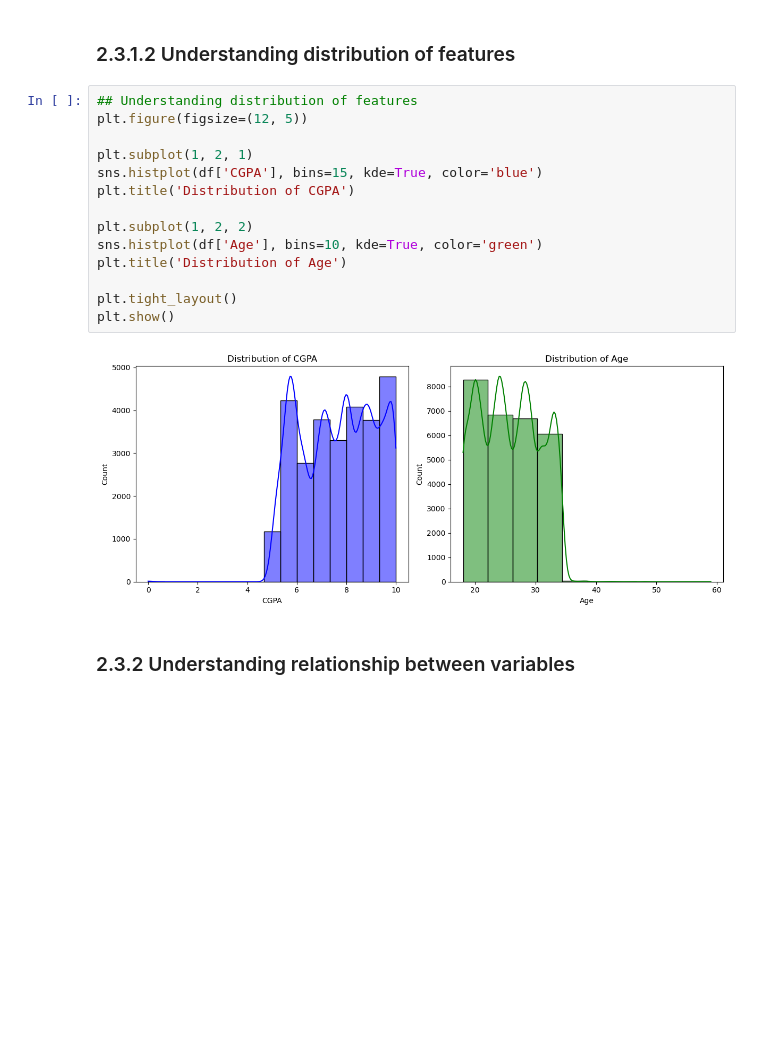
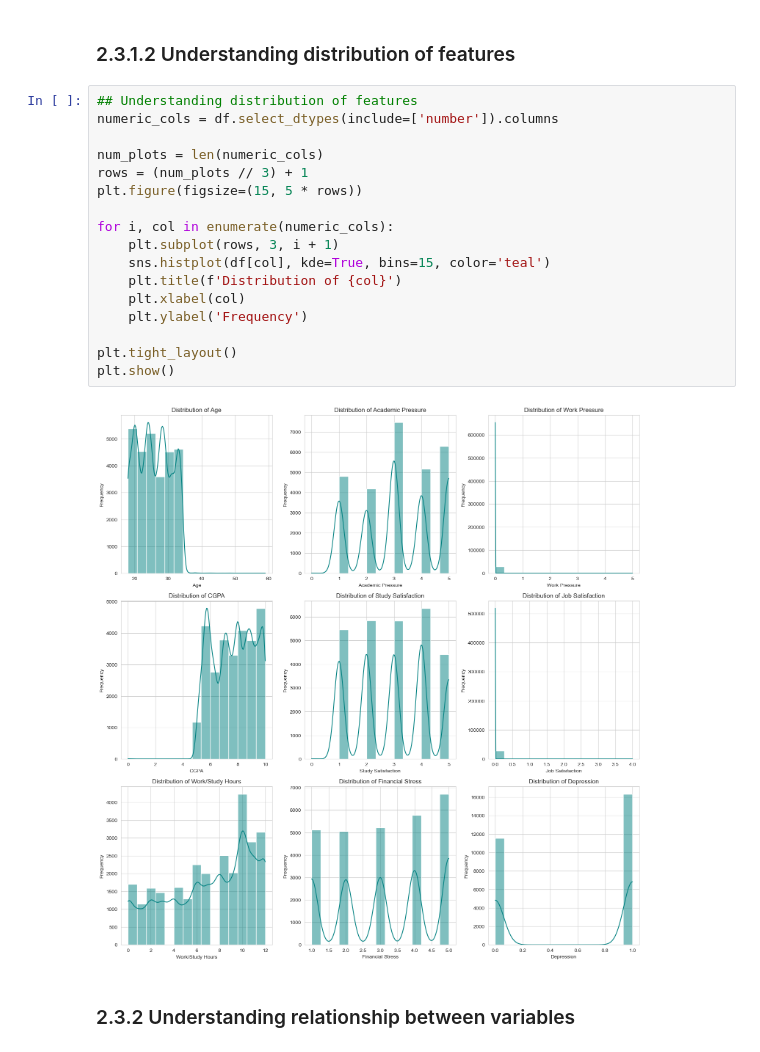
Before and after one commit to sxeptical/mldp-project, a Jupyter notebook: MLDP.ipynb, the cells around one changed output. Drawn from its saved outputs; the diff is of its cells as text; blank space fills up the shorter version.

```diff
--- a/MLDP.ipynb
+++ b/MLDP.ipynb
@@ -140,20 +144,23 @@ plt.show()
 ### 2.3.1.2 Understanding distribution of features
 # %%
 ## Understanding distribution of features
-plt.figure(figsize=(12, 5))
+numeric_cols = df.select_dtypes(include=['number']).columns
 
-plt.subplot(1, 2, 1)
-sns.histplot(df['CGPA'], bins=15, kde=True, color='blue')
-plt.title('Distribution of CGPA')
+num_plots = len(numeric_cols)
+rows = (num_plots // 3) + 1
+plt.figure(figsize=(15, 5 * rows))
 
-plt.subplot(1, 2, 2)
-sns.histplot(df['Age'], bins=10, kde=True, color='green')
-plt.title('Distribution of Age')
+for i, col in enumerate(numeric_cols):
+    plt.subplot(rows, 3, i + 1)
+    sns.histplot(df[col], kde=True, bins=15, color='teal')
+    plt.title(f'Distribution of {col}')
+    plt.xlabel(col)
+    plt.ylabel('Frequency')
 
 plt.tight_layout()
 plt.show()
 # %% [output]
-[figure, old version]
+[figure, new version]
 # %% [markdown]
 ### 2.3.2 Understanding relationship between variables
 # %%
```
Also changed, not shown: parts of 2 cells of this notebook, 2 other files.
